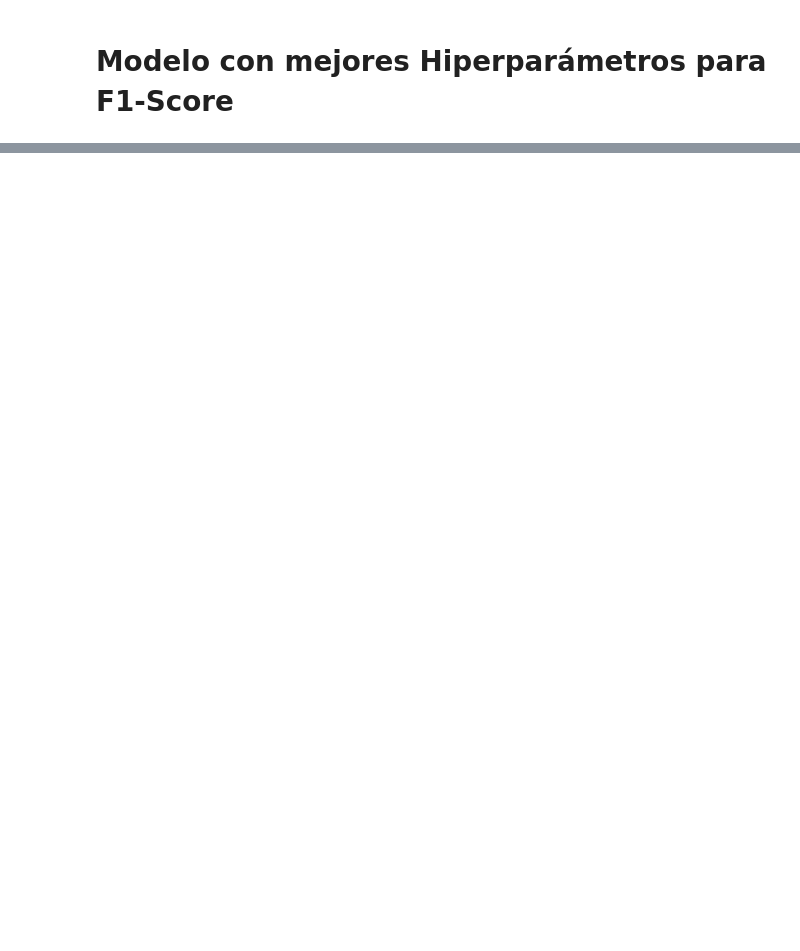
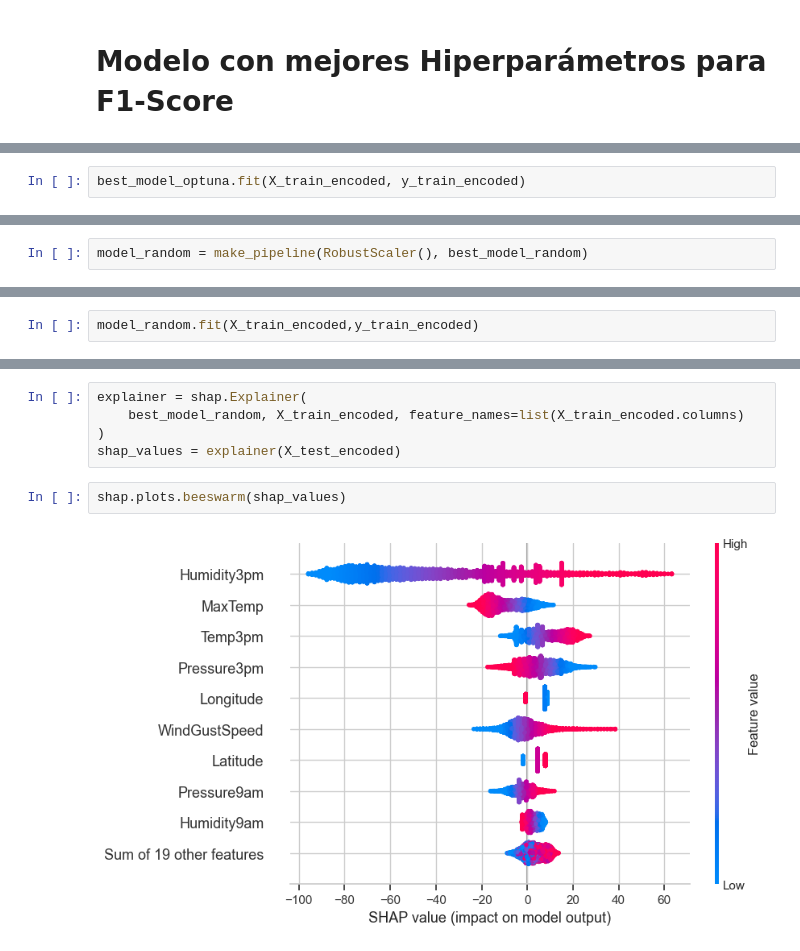
Before and after one commit to julilc/AA1-TUIA-LopezCeratto-RodriguezGrino-Slepoy, a Jupyter notebook: TP-clasificacion-AA1.ipynb, the cells around one changed output, grey strips where cells are left out. Saved outputs shown, nothing was run; the diff lists cells and outputs as text; blank space fills up the shorter version.

Commit message:
Arreglo lo que rompio toto. Hago SHAP

```diff
--- a/TP-clasificacion-AA1.ipynb
+++ b/TP-clasificacion-AA1.ipynb
@@ -1977,0 +1913,2 @@ Los hiperparametros a optimizar son los siguientes:
+# %%
+best_model_optuna.fit(X_train_encoded, y_train_encoded)
@@ -1977,0 +1932,2 @@ Los hiperparametros a optimizar son los siguientes:
+# %%
+model_random = make_pipeline(RobustScaler(), best_model_random)
@@ -1977,0 +1941,2 @@ Los hiperparametros a optimizar son los siguientes:
+# %%
+model_random.fit(X_train_encoded,y_train_encoded)
@@ -1977,0 +1964,9 @@ Los hiperparametros a optimizar son los siguientes:
+# %%
+explainer = shap.Explainer(
+    best_model_random, X_train_encoded, feature_names=list(X_train_encoded.columns)
+)
+shap_values = explainer(X_test_encoded)
+# %%
+shap.plots.beeswarm(shap_values)
+# %% [output]
+[figure, added]
```
Also changed, not shown: parts of 35 cells of this notebook.
